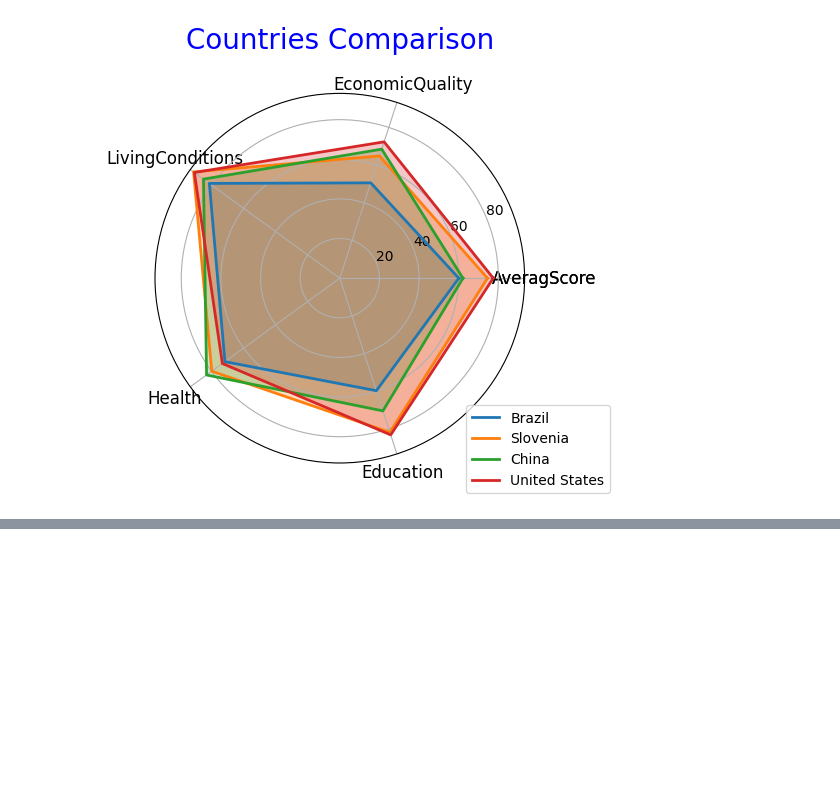
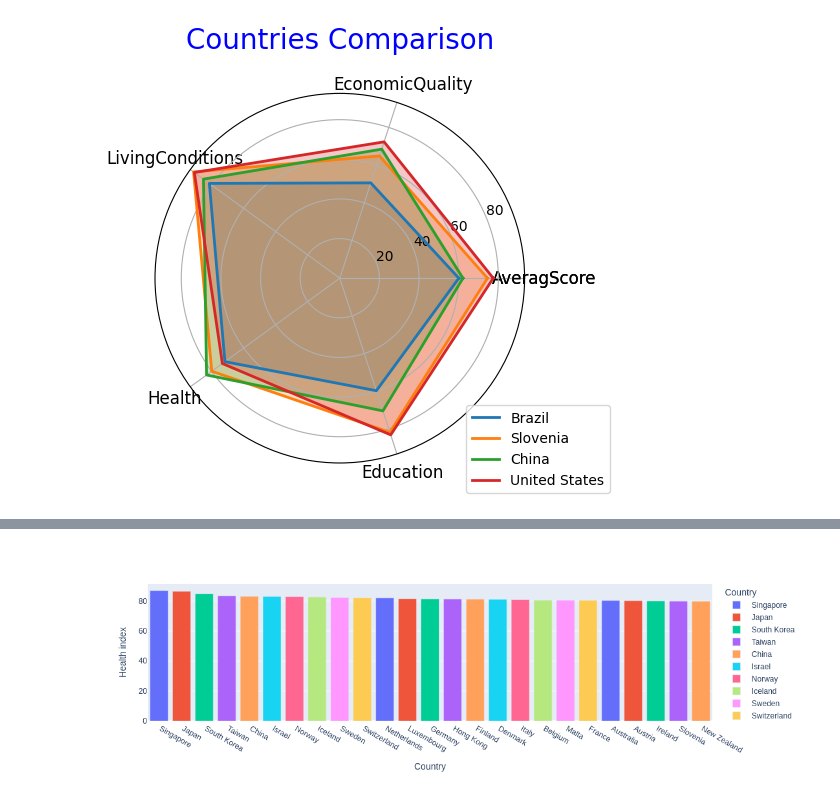
Before and after one commit to MilanGrujicic/Data_Analysis_Dumpster, a Jupyter notebook: 2023_global_country_development_analysis.ipynb, the cells around one changed output, grey strips where cells are left out. Cells and saved outputs as stored; diff of their text form; code cells hidden in the pictures; blank space fills up the shorter version.

Commit message:
Added two new bar graphs.

```diff
--- a/2023_global_country_development_analysis.ipynb
+++ b/2023_global_country_development_analysis.ipynb
@@ -69,0 +78,7 @@ Index(['AveragScore', 'SafetySecurity', 'PersonelFreedom', 'Governance',
+# %%
+# Top 25 countries with the best health index.
+df_top_5_best_health = df[['Country', 'Health']].sort_values('Health', ascending=False).head(25)
+top_5_best_health_graph = px.bar(df_top_5_best_health, x='Country', y='Health', color='Country', labels={'Health': 'Health index'})
+top_5_best_health_graph.show()
+# %% [output]
+[figure, added]
```
Also changed, not shown: parts of 2 cells of this notebook.
